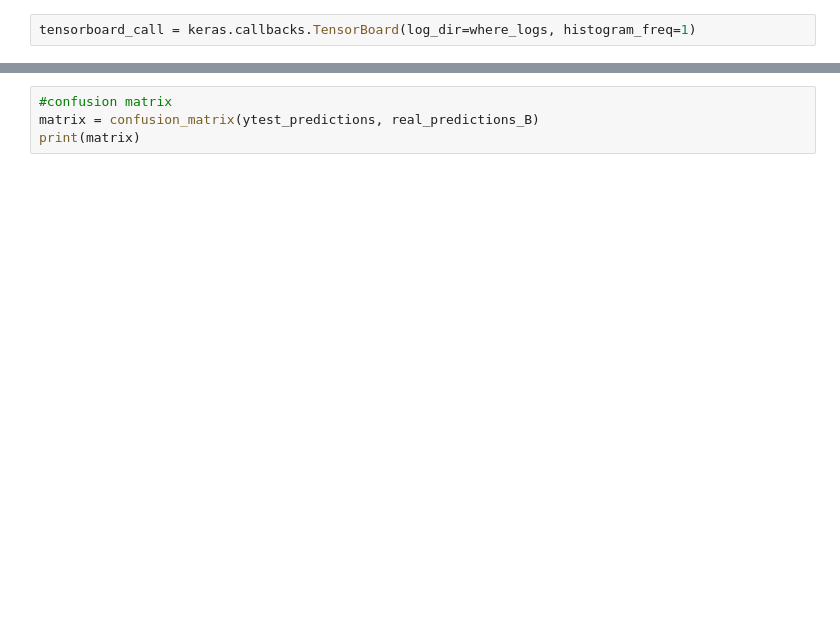
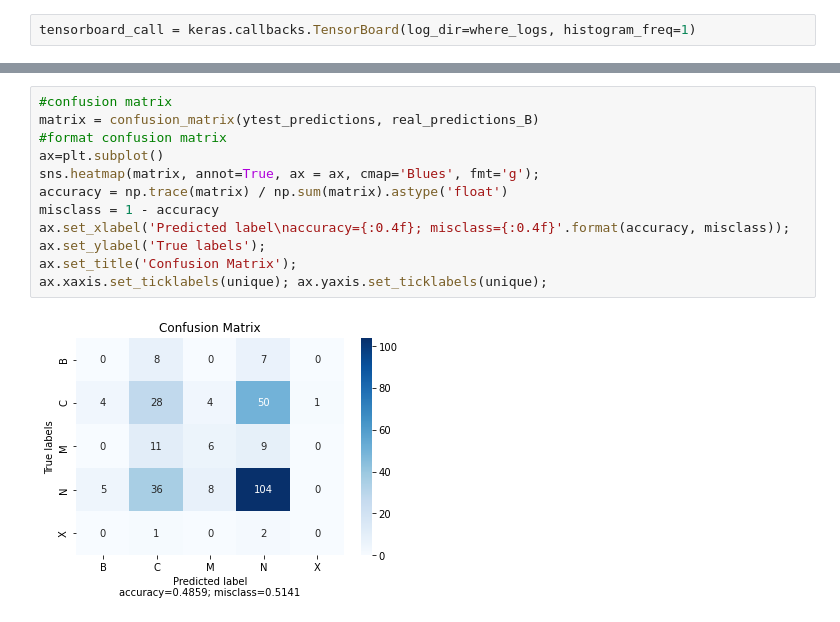
Before and after one commit to jillmpla/thesis_recurrent_neural_nets, a Jupyter notebook: Thesis/RNNs/LSTM2.ipynb, the cells around one changed output, grey strips where cells are left out. Drawn from its saved outputs; the diff is of its cells as text; blank space fills up the shorter version.

```diff
--- a/Thesis/RNNs/LSTM2.ipynb
+++ b/Thesis/RNNs/LSTM2.ipynb
@@ -182,4 +301,14 @@ print(ytest_predictions)
-# %%
-#confusion matrix
-matrix = confusion_matrix(ytest_predictions, real_predictions_B)
-print(matrix)
+# %%
+#confusion matrix
+matrix = confusion_matrix(ytest_predictions, real_predictions_B)
+#format confusion matrix
+ax=plt.subplot()
+sns.heatmap(matrix, annot=True, ax = ax, cmap='Blues', fmt='g');
+accuracy = np.trace(matrix) / np.sum(matrix).astype('float')
+misclass = 1 - accuracy
+ax.set_xlabel('Predicted label\naccuracy={:0.4f}; misclass={:0.4f}'.format(accuracy, misclass));
+ax.set_ylabel('True labels');
+ax.set_title('Confusion Matrix');
+ax.xaxis.set_ticklabels(unique); ax.yaxis.set_ticklabels(unique);
+# %% [output]
+[figure, added]
```
Also changed, not shown: parts of 17 cells of this notebook, 1 other file.
